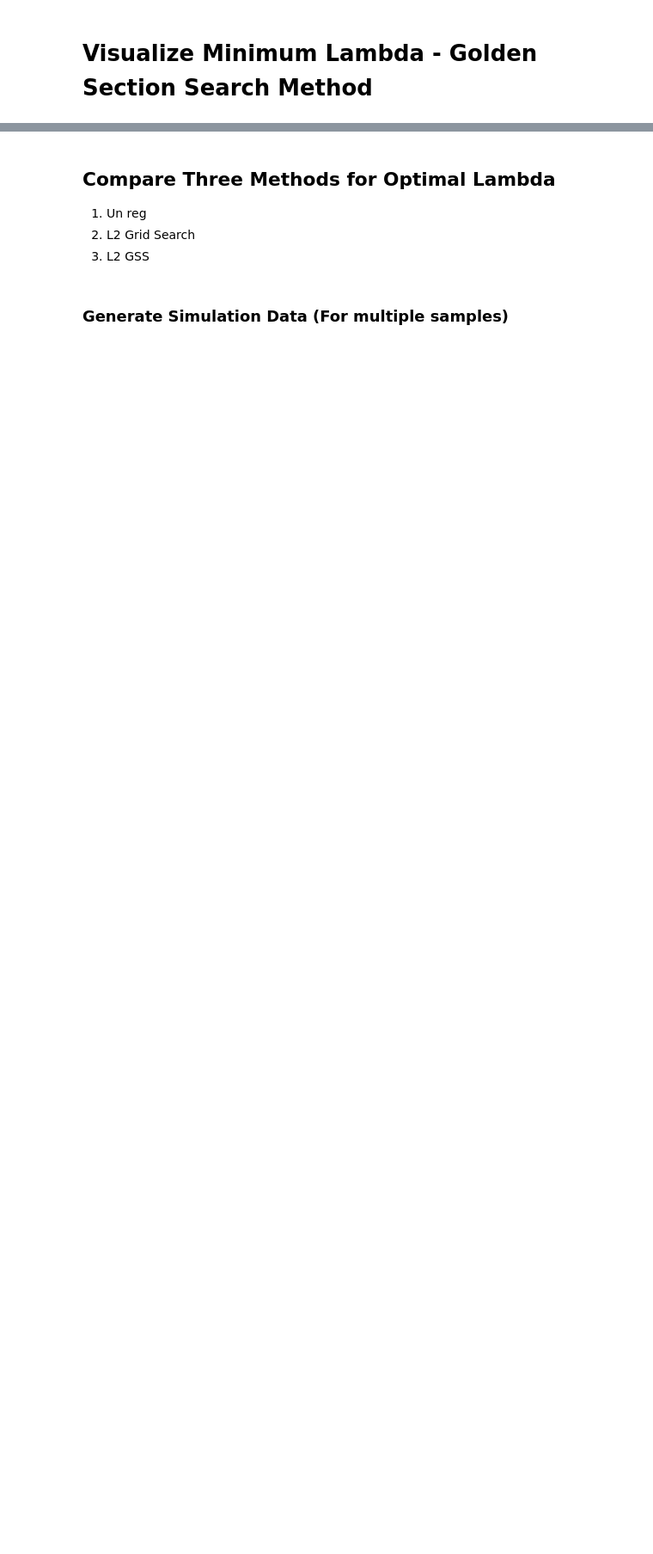
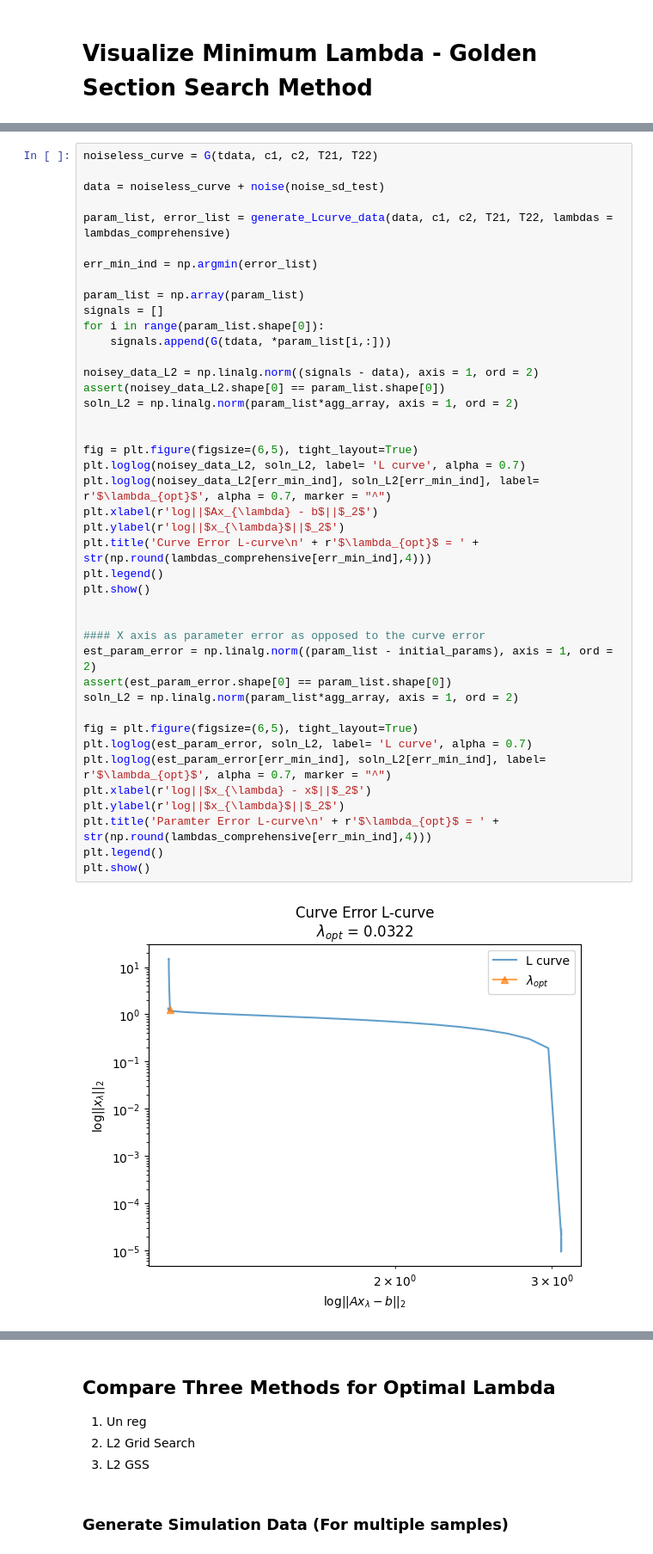
Before and after one commit to Griffin997/OptimalRegularizer, a Jupyter notebook: Generate_LambdaOpt.ipynb, the cells around one changed output, grey strips where cells are left out. Shown at 86% size. Saved outputs shown, nothing was run; the diff lists cells and outputs as text; blank space fills up the shorter version.

```diff
--- a/Generate_LambdaOpt.ipynb
+++ b/Generate_LambdaOpt.ipynb
@@ -483,0 +500,44 @@ display(f"Grid RSS Noised L2 {recreated_RSS_grid_noised}")
+# %%
+noiseless_curve = G(tdata, c1, c2, T21, T22)
+
+data = noiseless_curve + noise(noise_sd_test)
+
+param_list, error_list = generate_Lcurve_data(data, c1, c2, T21, T22, lambdas = lambdas_comprehensive)
+
+err_min_ind = np.argmin(error_list)
+
+param_list = np.array(param_list)
+signals = []
+for i in range(param_list.shape[0]):
+    signals.append(G(tdata, *param_list[i,:]))
+
+noisey_data_L2 = np.linalg.norm((signals - data), axis = 1, ord = 2)
+assert(noisey_data_L2.shape[0] == param_list.shape[0])
+soln_L2 = np.linalg.norm(param_list*agg_array, axis = 1, ord = 2)
+
+
+fig = plt.figure(figsize=(6,5), tight_layout=True)
+plt.loglog(noisey_data_L2, soln_L2, label= 'L curve', alpha = 0.7)
+plt.loglog(noisey_data_L2[err_min_ind], soln_L2[err_min_ind], label= r'$\lambda_{opt}$', alpha = 0.7, marker = "^")
+plt.xlabel(r'log||$Ax_{\lambda} - b$||$_2$')
+plt.ylabel(r'log||$x_{\lambda}$||$_2$')
+plt.title('Curve Error L-curve\n' + r'$\lambda_{opt}$ = ' + str(np.round(lambdas_comprehensive[err_min_ind],4)))
+plt.legend()
+plt.show()
+
+
+#### X axis as parameter error as opposed to the curve error
+est_param_error = np.linalg.norm((param_list - initial_params), axis = 1, ord = 2)
+assert(est_param_error.shape[0] == param_list.shape[0])
+soln_L2 = np.linalg.norm(param_list*agg_array, axis = 1, ord = 2)
+
+fig = plt.figure(figsize=(6,5), tight_layout=True)
+plt.loglog(est_param_error, soln_L2, label= 'L curve', alpha = 0.7)
+plt.loglog(est_param_error[err_min_ind], soln_L2[err_min_ind], label= r'$\lambda_{opt}$', alpha = 0.7, marker = "^")
+plt.xlabel(r'log||$x_{\lambda} - x$||$_2$')
+plt.ylabel(r'log||$x_{\lambda}$||$_2$')
+plt.title('Paramter Error L-curve\n' + r'$\lambda_{opt}$ = ' + str(np.round(lambdas_comprehensive[err_min_ind],4)))
+plt.legend()
+plt.show()
+# %% [output]
+[figure, added]
```
Also changed, not shown: parts of 7 cells of this notebook, 1 other file.
